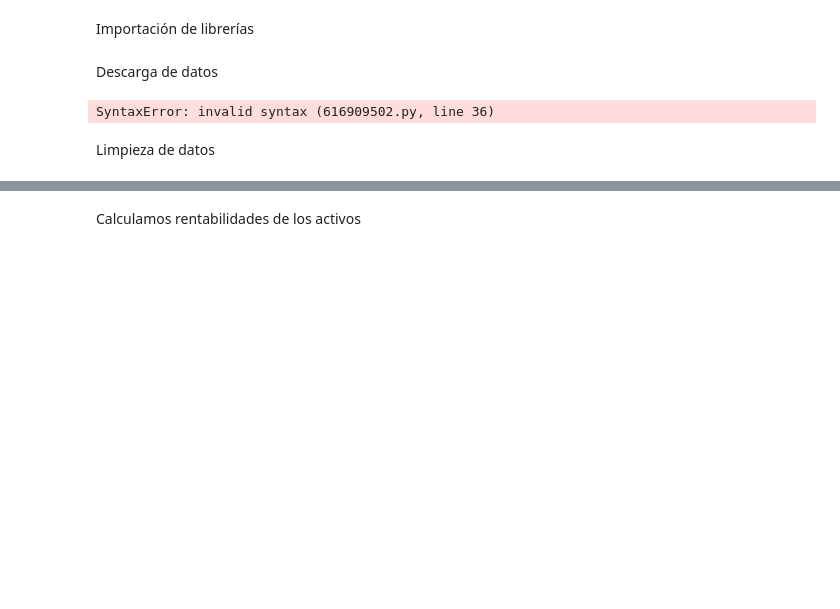
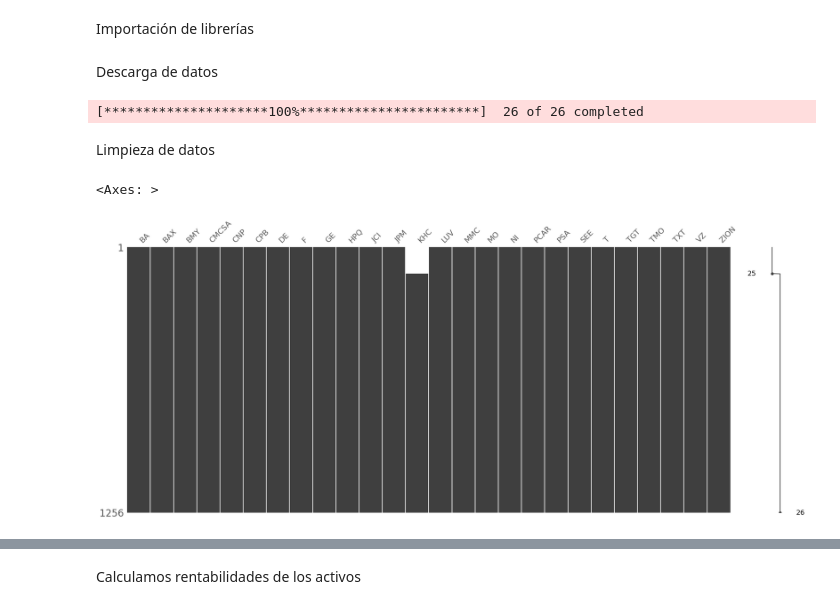
Before and after one commit to alfonso-santos/microcredencial-carteras-python, a Jupyter notebook: Tema_3_Markowitz/src/optimizacion-analitica.ipynb, the cells around one changed output, grey strips where cells are left out. Saved outputs shown, nothing was run; the diff lists cells and outputs as text; code cells hidden in the pictures; blank space fills up the shorter version.

```diff
--- a/Tema_3_Markowitz/src/optimizacion-analitica.ipynb
+++ b/Tema_3_Markowitz/src/optimizacion-analitica.ipynb
@@ -501,9 +501,15 @@ assets = [
 ]
 
 # Downloading data
-prices = # TODO
+prices = yf.download(assets, start, end, auto_adjust= False, multi_level_index= False)["Adj Close"] # TODO
 # %% [output]
-SyntaxError: invalid syntax (616909502.py, line 36)
+[*********************100%***********************]  26 of 26 completed
 # %% [markdown]
 Limpieza de datos
+# %%
+import missingno as msno
+msno.matrix(prices)
+# %% [output]
+<Axes: >
+[figure, added]
 # %%
```
Also changed, not shown: parts of 10 cells of this notebook.
